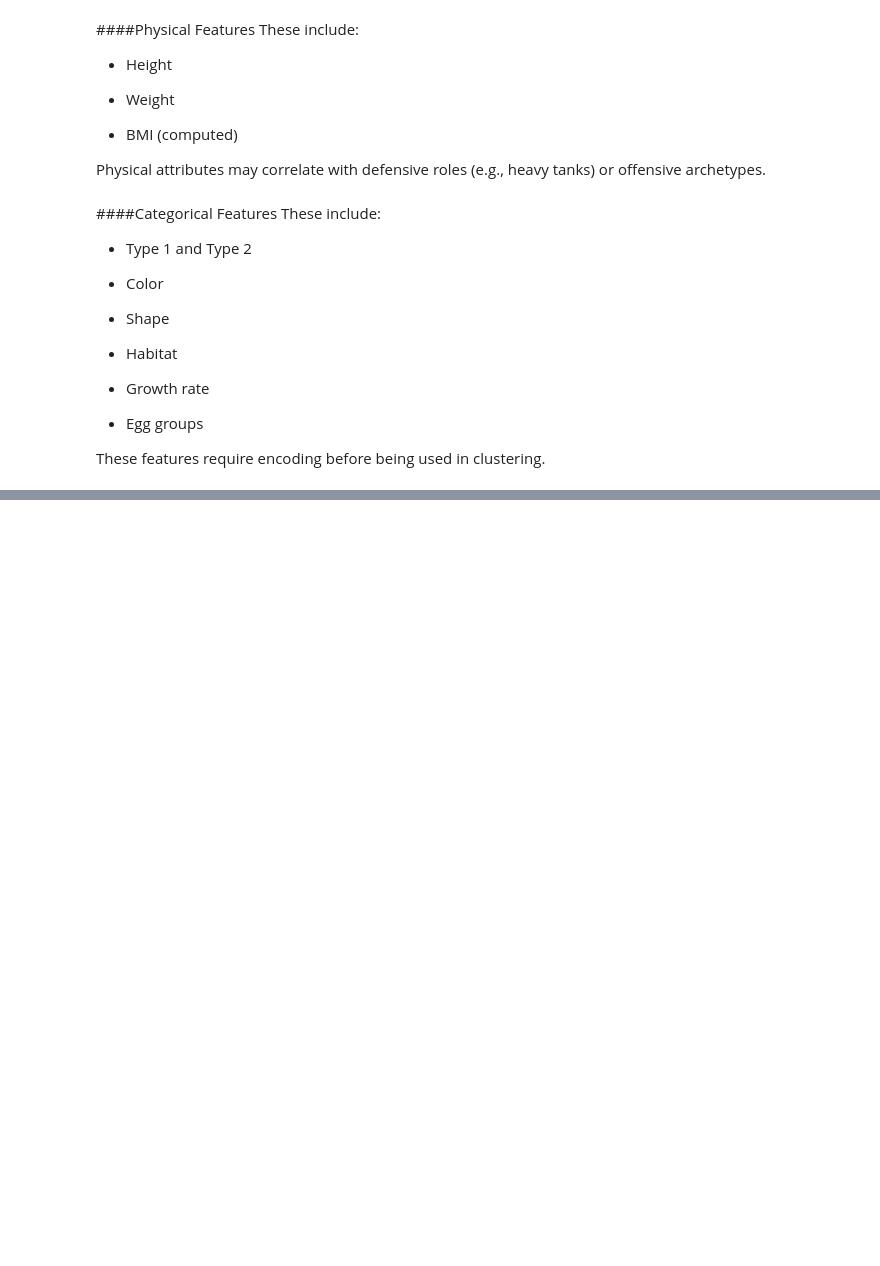
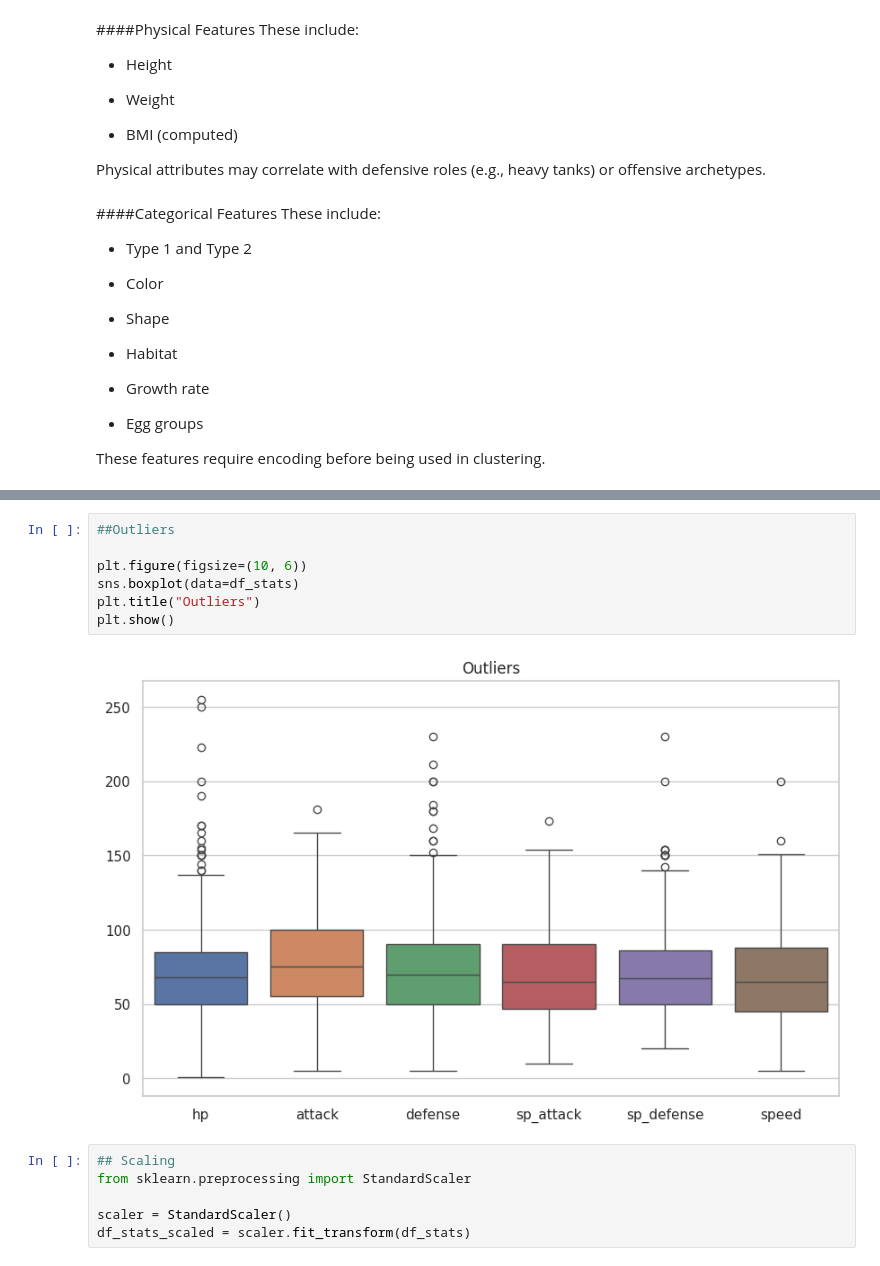
Before and after one commit to NathanaelLUCETTE/projet_ML, a Jupyter notebook: pokemon_clustering_project.ipynb, the cells around one changed output, grey strips where cells are left out. Cells and saved outputs as stored; diff of their text form; blank space fills up the shorter version.

```diff
--- a/pokemon_clustering_project.ipynb
+++ b/pokemon_clustering_project.ipynb
@@ -398,0 +338,15 @@ corr
+# %%
+##Outliers
+
+plt.figure(figsize=(10, 6))
+sns.boxplot(data=df_stats)
+plt.title("Outliers")
+plt.show()
+# %% [output]
+[figure, added]
+# %%
+## Scaling
+from sklearn.preprocessing import StandardScaler
+
+scaler = StandardScaler()
+df_stats_scaled = scaler.fit_transform(df_stats)
```
Also changed, not shown: parts of 55 cells of this notebook.
